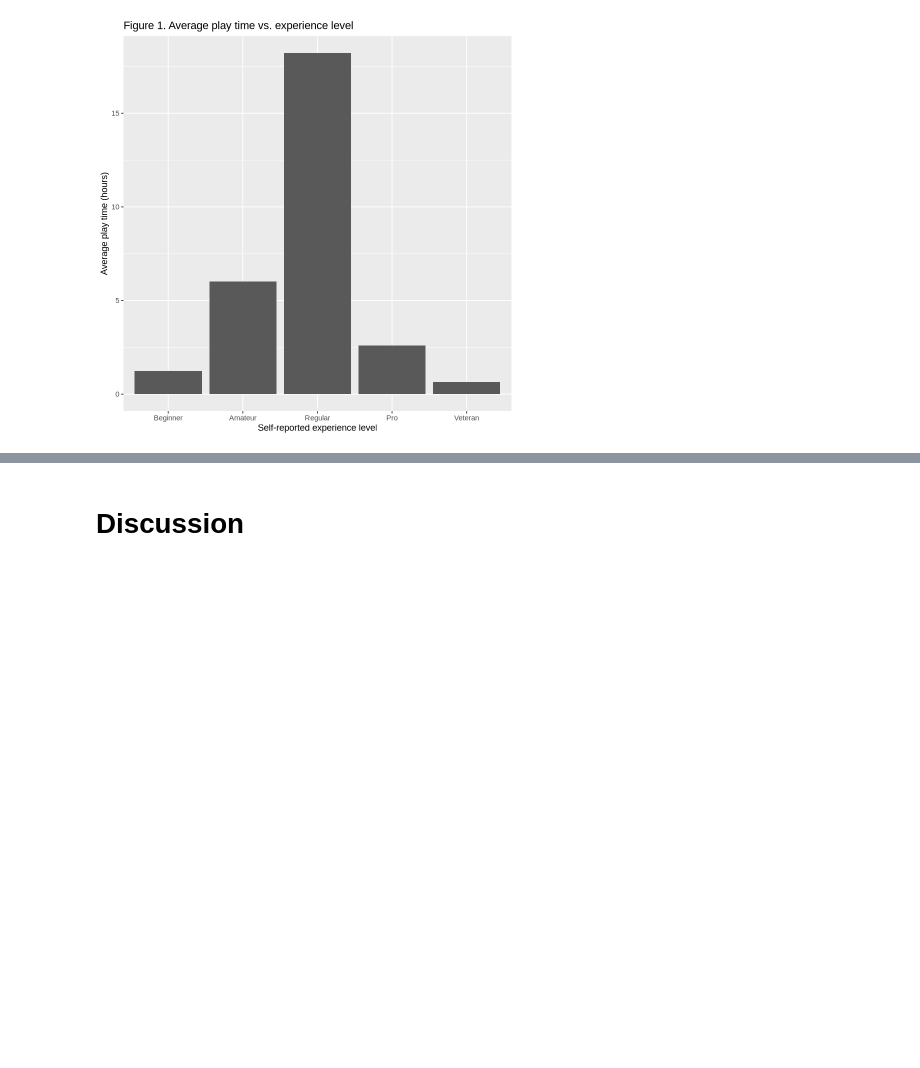
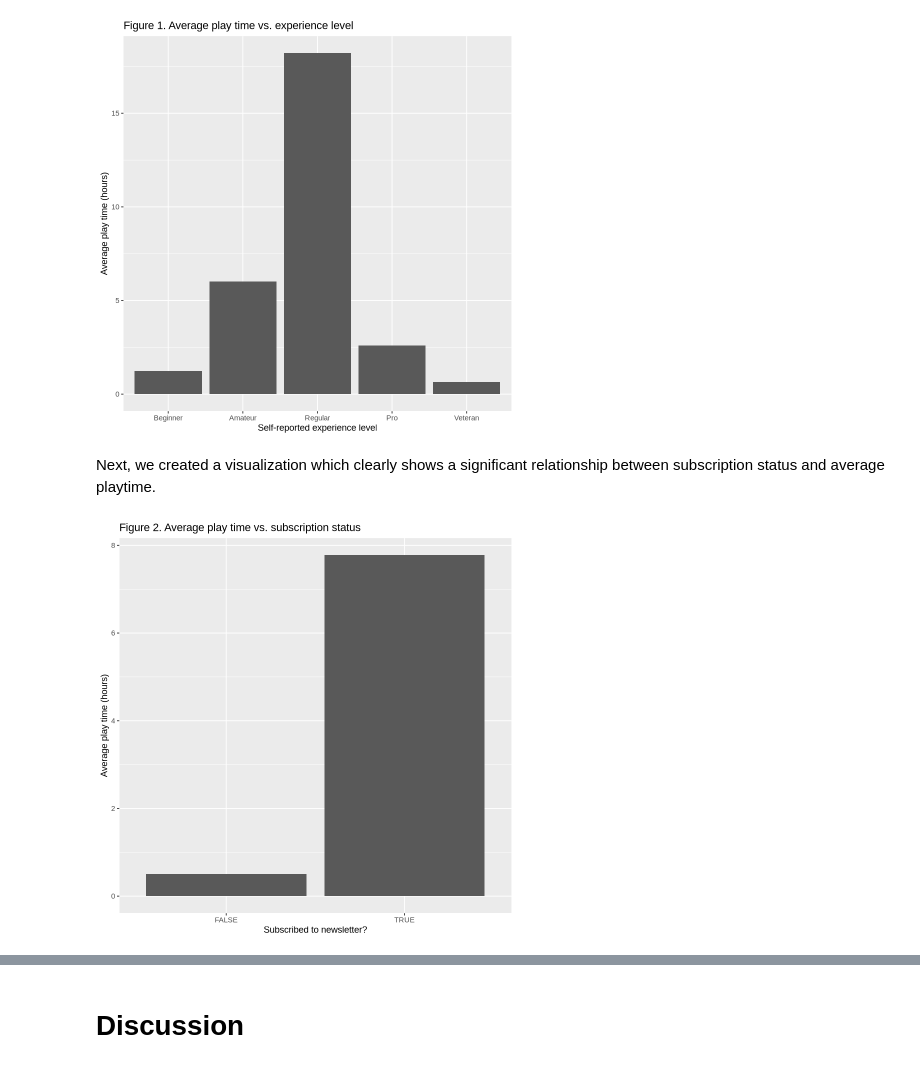
Before and after one commit to Xh193/ubc-dsci100-21, a Jupyter notebook: group-project.ipynb, the cells around one changed output, grey strips where cells are left out. Saved outputs shown, nothing was run; the diff lists cells and outputs as text; code cells hidden in the pictures; blank space fills up the shorter version.

```diff
--- a/group-project.ipynb
+++ b/group-project.ipynb
@@ -90,0 +94,19 @@ The data is already cleaned and wrangled, so we can move on to (TODO)
+# %%
+experience_min_mean_max <- players |>
+    group_by(experience) |>
+    summarize(
+        min = min(played_hours),
+        mean = mean(played_hours),
+        max = max(played_hours),
+        sd = sd(played_hours),
+    )
+subscribe_min_mean_max <- players |>
+    group_by(subscribe) |>
+    summarize(
+        min = min(played_hours),
+        mean = mean(played_hours),
+        max = max(played_hours),
+        sd = sd(played_hours),
+    )
+experience_min_mean_max
+subscribe_min_mean_max
@@ -100,3 +152,12 @@ ggplot(players_avg, aes(x = experience, y = avg_played_hours)) +
     ggtitle("Figure 1. Average play time vs. experience level")
 # %% [output]
 [figure]
+# %% [markdown]
+Next, we created a visualization which clearly shows a significant relationship between subscription status and average playtime.
+# %%
+ggplot(subscribe_min_mean_max, aes(x = subscribe, y = mean)) +
+    geom_bar(stat = "identity") +
+    labs(x = "Subscribed to newsletter?", y = "Average play time (hours)") +
+    ggtitle("Figure 2. Average play time vs. subscription status")
+# %% [output]
+[figure, added]
```
Also changed, not shown: parts of 22 cells of this notebook.
